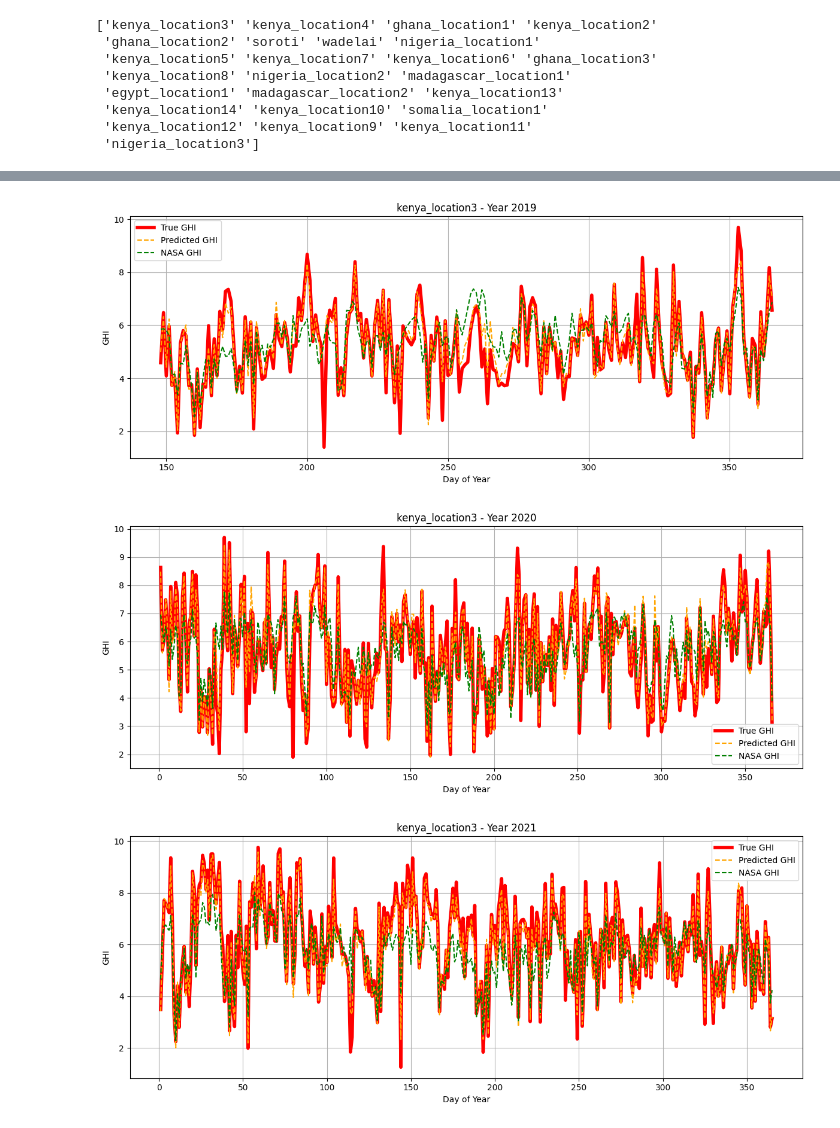
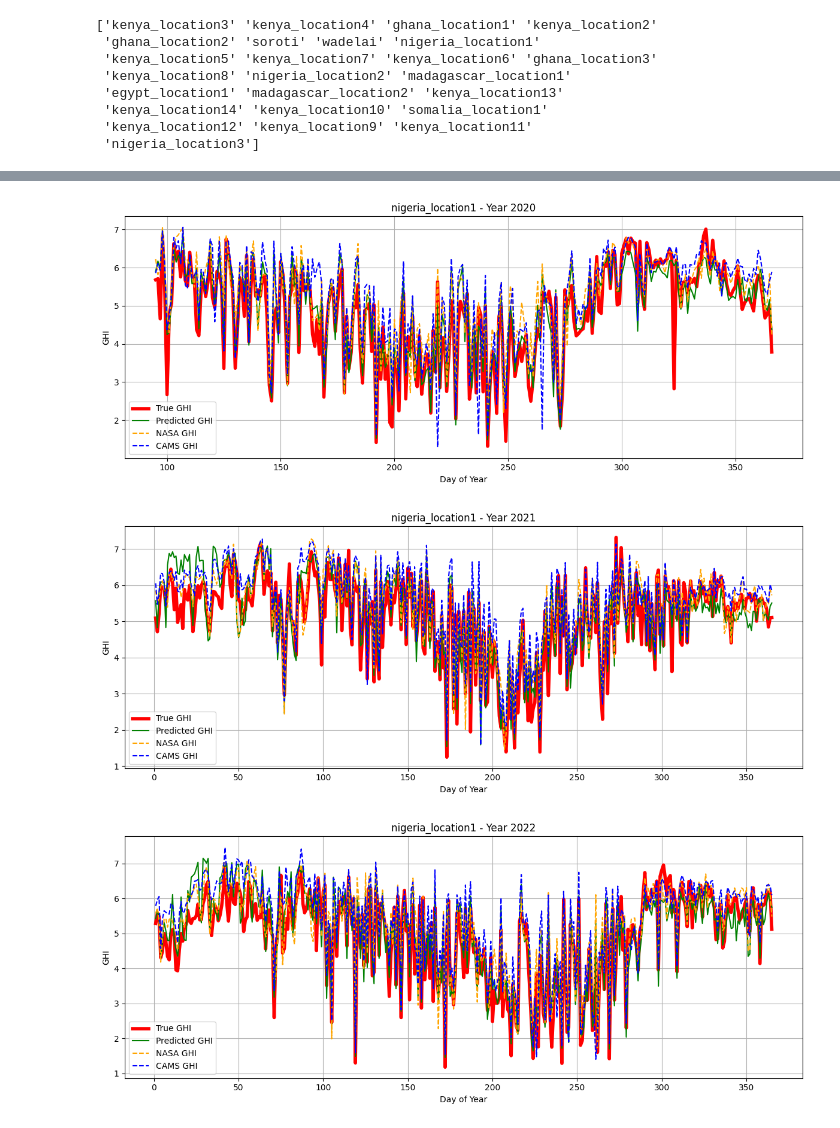
Before and after one commit to Marconi-Lab/SolarIrradiation, a Jupyter notebook: jupyter_notebooks/modeling_try_out_jm.ipynb, the cells around one changed output, grey strips where cells are left out. Saved outputs shown, nothing was run; the diff lists cells and outputs as text; code cells hidden in the pictures.

Commit message:
added new modeling pipeline

```diff
--- a/jupyter_notebooks/modeling_try_out_jm.ipynb
+++ b/jupyter_notebooks/modeling_try_out_jm.ipynb
@@ -61,30 +62,43 @@ for loc in example_locations:
 from sklearn.model_selection import train_test_split
 from sklearn.ensemble import RandomForestRegressor
 from sklearn.metrics import mean_squared_error
+import numpy as np
 
-from sklearn.model_selection import train_test_split
-
-# Get unique locations and split them
-unique_locations = data_df['location'].unique()
-train_locs, val_locs = train_test_split(unique_locations, test_size=0.2, random_state=42)
 
 # Mark which set each row belongs to
 data_df['set'] = data_df['location'].apply(lambda loc: 'train' if loc in train_locs else 'validation')
 
 # Drop non-feature columns
+cams_features = ['ghi_cams', 'bhi_cams', 'dhi_cams', 'dni_cams', 'ghi_clear_cams', 'bhi_clear_cams', 'dhi_clear_cams', 'dni_clear_cams', "ghi_extr_cams"]
+nasa_sky = ["ALLSKY_SFC_SW_DWN", "ALLSKY_SFC_PAR_DIRH", "ALLSKY_SFC_SW_DNI", "ALLSKY_SFC_SW_DIRH", "ALLSKY_SFC_UV_INDEX", "ALLSKY_SFC_UVA", "ALLSKY_SFC_PAR_TOT", "ALLSKY_SFC_SW_UP", "ALLSKY_SFC_UVB", "ALLSKY_NKT", "ALLSKY_KT", 'ALLSKY_SFC_LW_DWN', 'ALLSKY_SFC_SW_DIFF', 'ALLSKY_SRF_ALB','ALLSKY_SFC_LW_UP', 'ALLSKY_SFC_PAR_DIFF', 'ALLSKY_SFC_LW_UP', 'ALLSKY_SFC_PAR_DIFF', "CLRSKY_SFC_PAR_DIRH", "CLRSKY_SFC_SW_DIRH","CLRSKY_SFC_SW_DNI", "CLRSKY_SFC_SW_DWN", "CLRSKY_SFC_SW_UP", "CLRSKY_SFC_PAR_TOT", 'CLRSKY_KT', 'CLRSKY_DAYS', 'CLRSKY_NKT', 'CLRSKY_SFC_LW_DWN',
+       'CLRSKY_SFC_LW_UP', 'CLRSKY_SFC_PAR_DIFF', 'CLRSKY_SFC_SW_DIFF',
+       'CLRSKY_SRF_ALB', "TOA_SW_DWN"]
 features_to_exclude = ['datetime', 'location', 'ghi', 'year', 'latitude', 'set', 'error', 'sq_error']
 X = data_df.drop(columns=features_to_exclude)
 y = data_df['ghi']
 
-# Train/test split
-X_train, X_test, y_train, y_test = train_test_split(X, y, test_size=0.2, random_state=42)
+X_train = X[data_df['set'] == 'train']
+nasa_train = data_df.loc[data_df['set'] == 'train', 'ALLSKY_SFC_SW_DWN']
+cams_train = data_df.loc[data_df['set'] == 'train', 'ghi_cams']
+
+X_val = X[data_df['set'] == 'validation']
+nasa_val = data_df.loc[data_df['set'] == 'validation', 'ALLSKY_SFC_SW_DWN']
+cams_val = data_df.loc[data_df['set'] == 'validation', 'ghi_cams'] / 1000
+
+y_train = y[data_df['set'] == 'train']
+y_val = y[data_df['set'] == 'validation']
 
 # Fit a simple Random Forest model
 model = RandomForestRegressor(n_estimators=100, random_state=42)
 model.fit(X_train, y_train)
 
 # Predict and evaluate
-y_pred = model.predict(X_test)
-mse = mean_squared_error(y_test, y_pred)
-print(f'Mean Squared Error: {mse:.3f}')
+y_pred = model.predict(X_val)
+nasa_test = X
+mse = mean_squared_error(y_val, y_pred)
+mse_nasa = mean_squared_error(y_val, nasa_val)
+mse_cams = mean_squared_error(y_val, cams_val)
+print(f'Mean Squared Error: {mse:.3f}, sqrt(MSE): {np.sqrt(mse):.3f}')
+print(f'Mean Squared Error nasa: {mse_nasa:.3f}, sqrt(MSE): {np.sqrt(mse_nasa):.3f}')
+print(f'Mean Squared Error cams: {mse_cams:.3f}, sqrt(MSE): {np.sqrt(mse_nasa):.3f}')
 # %% [output]
@@ -131,8 +148,9 @@ def plot_ghi_comparison(data_df, location_name):
 
         plt.figure(figsize=(12, 5))
         plt.plot(year_df['DoY'], year_df['ghi'], label='True GHI', color='red', linewidth=4)
-        plt.plot(year_df['DoY'], year_df['ghi_pred'], label='Predicted GHI', color='orange', linestyle='--')
-        plt.plot(year_df['DoY'], year_df['ALLSKY_SFC_SW_DWN'], label='NASA GHI', color='green', linestyle='--')
+        plt.plot(year_df['DoY'], year_df['ghi_pred'], label='Predicted GHI', color='green', linestyle='-')
+        plt.plot(year_df['DoY'], year_df['ALLSKY_SFC_SW_DWN'], label='NASA GHI', color='orange', linestyle='--', alpha=1)
+        plt.plot(year_df['DoY'], year_df['ghi_cams'] / 1000, label='CAMS GHI', color='blue', linestyle='--', alpha=1)
         plt.title(f"{location_name} - Year {year}")
         plt.xlabel("Day of Year")
         plt.ylabel("GHI")
@@ -141,8 +159,8 @@ def plot_ghi_comparison(data_df, location_name):
         plt.tight_layout()
         plt.show()
 # %%
-plot_ghi_comparison(data_df, location_name='kenya_location3')
+plot_ghi_comparison(data_df, location_name='nigeria_location1')
 # %% [output]
-[figure, old version]
+[figure, new version]
-[figure, old version]
+[figure, new version]
-[figure, old version]
+[figure, new version]
```
Also changed, not shown: parts of 10 cells of this notebook.
